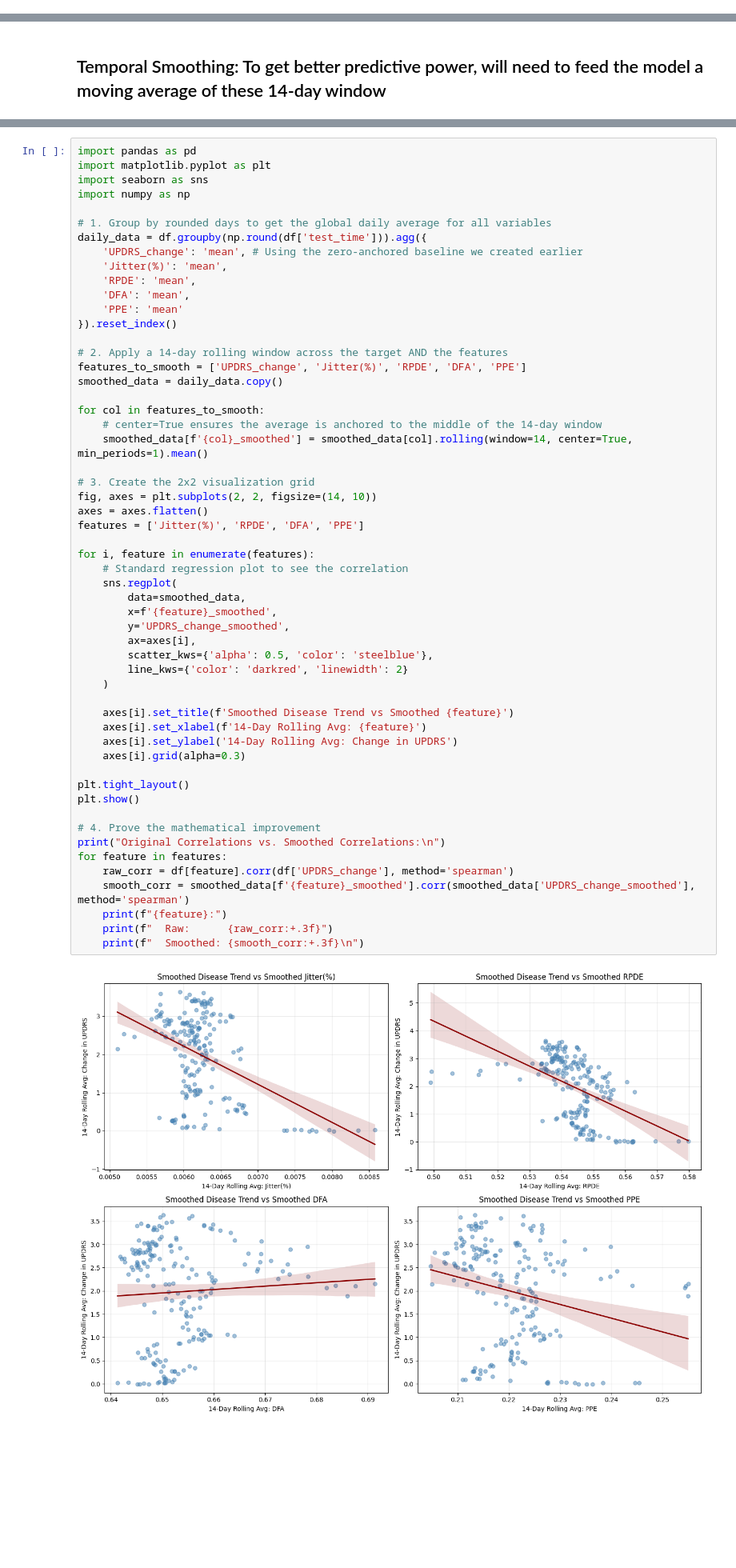
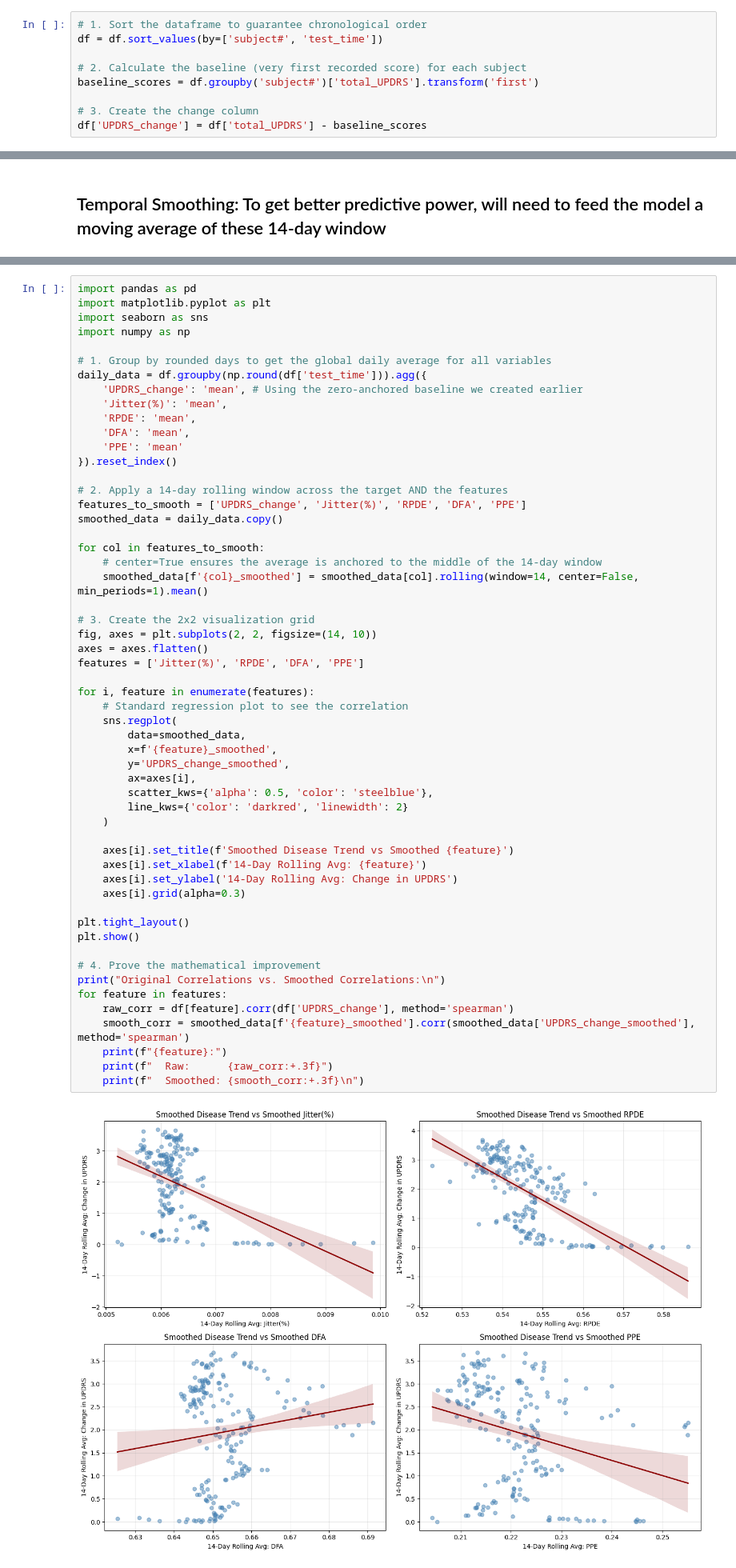
Before and after one commit to matiasandov/niniva, a Jupyter notebook: lab/data_analysis/parkinson/construction.ipynb, the cells around one changed output, grey strips where cells are left out. Shown at 80% size. Cells and saved outputs as stored; diff of their text form; blank space fills up the shorter version.

```diff
--- a/lab/data_analysis/parkinson/construction.ipynb
+++ b/lab/data_analysis/parkinson/construction.ipynb
@@ -28,6 +30,15 @@ print(df.head())
 4  0.56122  0.19361
 
 [5 rows x 22 columns]
+# %%
+# 1. Sort the dataframe to guarantee chronological order
+df = df.sort_values(by=['subject#', 'test_time'])
+
+# 2. Calculate the baseline (very first recorded score) for each subject
+baseline_scores = df.groupby('subject#')['total_UPDRS'].transform('first')
+
+# 3. Create the change column
+df['UPDRS_change'] = df['total_UPDRS'] - baseline_scores
 # %%
 df
 # %% [output]
@@ -478,7 +498,7 @@ smoothed_data = daily_data.copy()
 
 for col in features_to_smooth:
     # center=True ensures the average is anchored to the middle of the 14-day window
-    smoothed_data[f'{col}_smoothed'] = smoothed_data[col].rolling(window=14, center=True, min_periods=1).mean()
+    smoothed_data[f'{col}_smoothed'] = smoothed_data[col].rolling(window=14, center=False, min_periods=1).mean()
 
 # 3. Create the 2x2 visualization grid
 fig, axes = plt.subplots(2, 2, figsize=(14, 10))
@@ -486,34 +506,34 @@ axes = axes.flatten()
 features = ['Jitter(%)', 'RPDE', 'DFA', 'PPE']
 
 for i, feature in enumerate(features):
     # Standard regression plot to see the correlation
     sns.regplot(
         data=smoothed_data,
         x=f'{feature}_smoothed',
         y='UPDRS_change_smoothed',
         ax=axes[i],
         scatter_kws={'alpha': 0.5, 'color': 'steelblue'},
         line_kws={'color': 'darkred', 'linewidth': 2}
     )
 
     axes[i].set_title(f'Smoothed Disease Trend vs Smoothed {feature}')
     axes[i].set_xlabel(f'14-Day Rolling Avg: {feature}')
     axes[i].set_ylabel('14-Day Rolling Avg: Change in UPDRS')
     axes[i].grid(alpha=0.3)
 
 plt.tight_layout()
 plt.show()
 
 # 4. Prove the mathematical improvement
 print("Original Correlations vs. Smoothed Correlations:\n")
 for feature in features:
     raw_corr = df[feature].corr(df['UPDRS_change'], method='spearman')
     smooth_corr = smoothed_data[f'{feature}_smoothed'].corr(smoothed_data['UPDRS_change_smoothed'], method='spearman')
     print(f"{feature}:")
     print(f"  Raw:      {raw_corr:+.3f}")
     print(f"  Smoothed: {smooth_corr:+.3f}\n")
 # %% [output]
-[figure, old version]
+[figure, new version]
 Original Correlations vs. Smoothed Correlations:
 
 Jitter(%):
```
Also changed, not shown: parts of 17 cells of this notebook.
